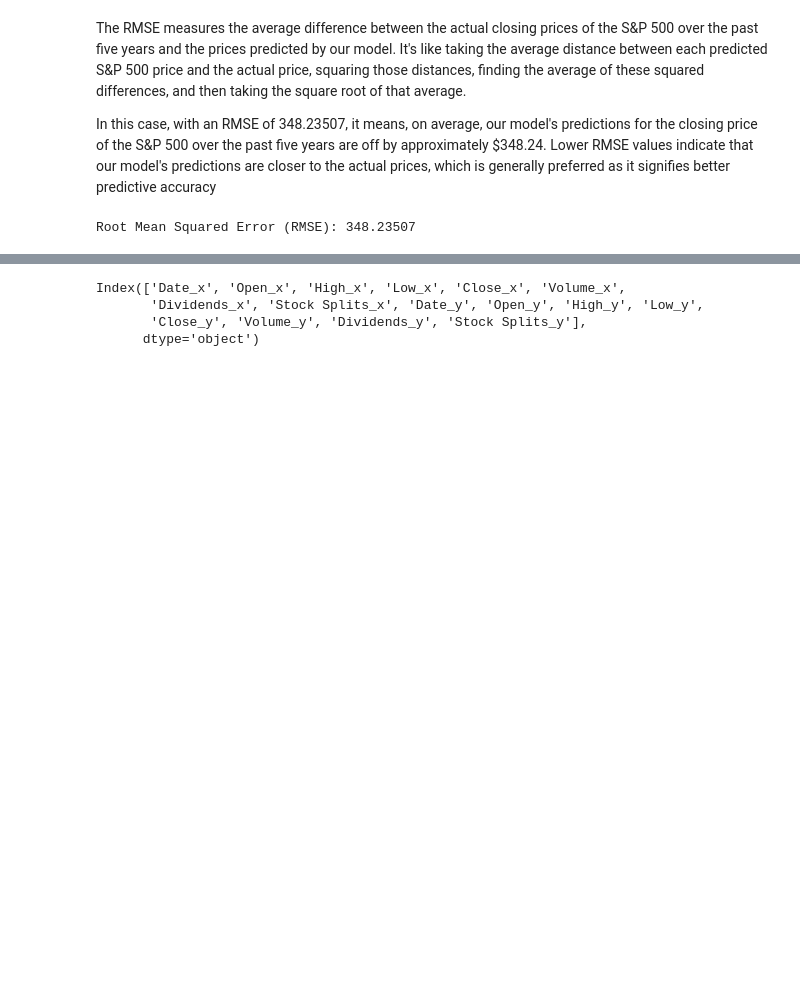
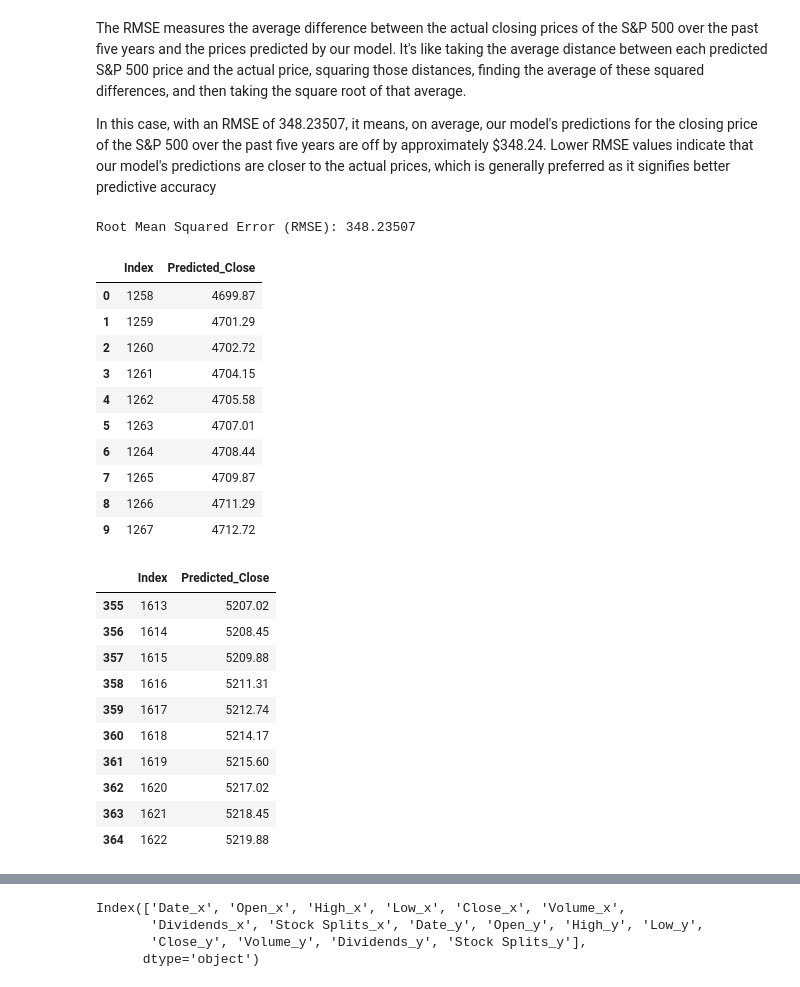
Before and after one commit to SAG-GithubApprentice/Project-1, a Jupyter notebook: SP500_reg_A.ipynb, the cells around one changed output, grey strips where cells are left out. Cells and saved outputs as stored; diff of their text form; code cells hidden in the pictures; blank space fills up the shorter version.

```diff
--- a/SP500_reg_A.ipynb
+++ b/SP500_reg_A.ipynb
@@ -83,3 +135,32 @@ rmse_rounded = round(rmse, 5)
 print("Root Mean Squared Error (RMSE):", rmse_rounded)
 # %% [output]
 Root Mean Squared Error (RMSE): 348.23507
+# %%
+# Create a DataFrame for future predictions
+future_df = pd.DataFrame({'Index': future_index_ticks.flatten(), 'Predicted_Close': future_predictions}).round(2)
+
+display(future_df.head(10))
+display(future_df.tail(10))
+# %% [output]
+|  | Index | Predicted_Close |
+| 0 | 1258 | 4699.87 |
+| 1 | 1259 | 4701.29 |
+| 2 | 1260 | 4702.72 |
+| 3 | 1261 | 4704.15 |
+| 4 | 1262 | 4705.58 |
+| 5 | 1263 | 4707.01 |
+| 6 | 1264 | 4708.44 |
+| 7 | 1265 | 4709.87 |
+| 8 | 1266 | 4711.29 |
+| 9 | 1267 | 4712.72 |
+|  | Index | Predicted_Close |
+| 355 | 1613 | 5207.02 |
+| 356 | 1614 | 5208.45 |
+| 357 | 1615 | 5209.88 |
+| 358 | 1616 | 5211.31 |
+| 359 | 1617 | 5212.74 |
+| 360 | 1618 | 5214.17 |
+| 361 | 1619 | 5215.60 |
+| 362 | 1620 | 5217.02 |
+| 363 | 1621 | 5218.45 |
+| 364 | 1622 | 5219.88 |
```
Also changed, not shown: parts of 4 cells of this notebook.
